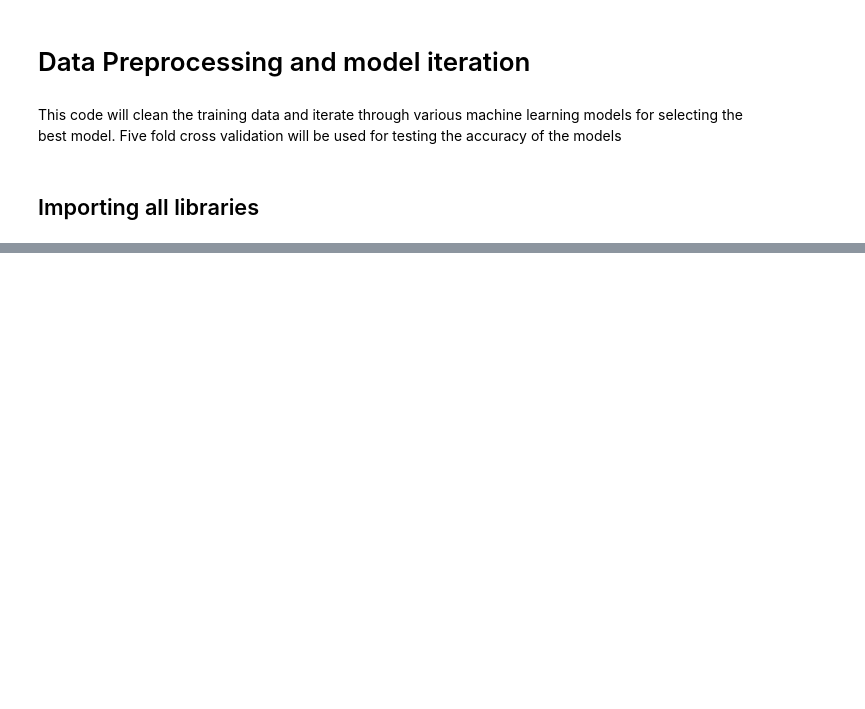
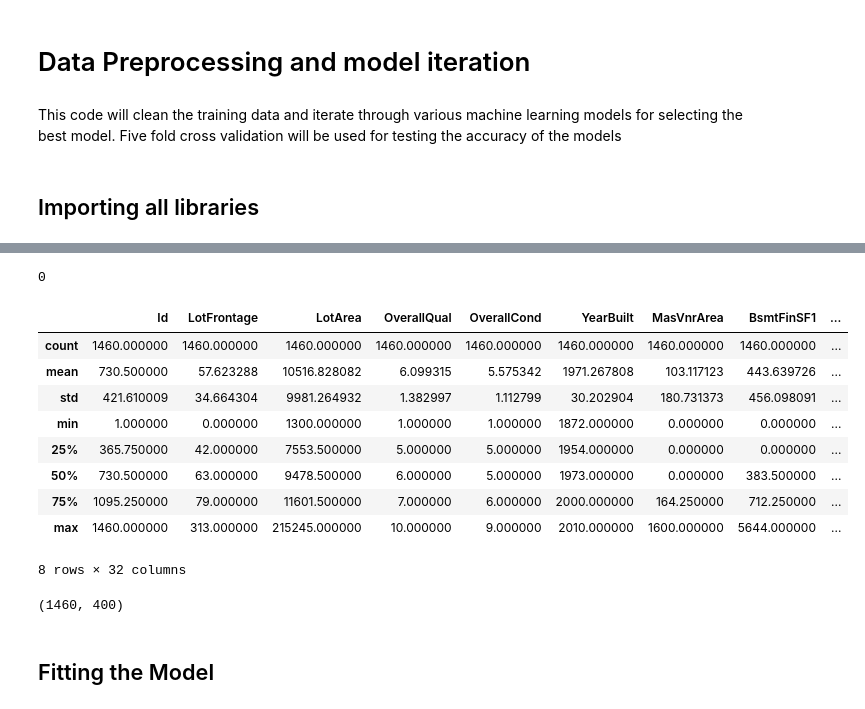
Before and after one commit to saurabhannadate93/Whats-my-House-worth, a Jupyter notebook: notebooks/develop/Data Pre Processing and Model Selection.ipynb, the cells around one changed output, grey strips where cells are left out. Drawn from its saved outputs; the diff is of its cells as text; code cells hidden in the pictures; blank space fills up the shorter version.

Commit message:
Add Model selection notebook

```diff
--- a/notebooks/develop/Data Pre Processing and Model Selection.ipynb
+++ b/notebooks/develop/Data Pre Processing and Model Selection.ipynb
@@ -14,0 +61,23 @@ SyntaxError: invalid syntax (<ipython-input-1-28aafb062e53>, line 1)
+# %%
+#Inputation to 0 list
+field_list1 = ['LotFrontage', 'MasVnrArea']
+
+for i in field_list1:
+    input_df[i].fillna(0,inplace=True)
+
+#Inputation to None list
+field_list2 = ['Alley', 'MasVnrType', 'BsmtQual', 'BsmtCond', 'BsmtFinType1','BsmtFinType2', 'BsmtExposure', 'Electrical', 'FireplaceQu', 'GarageType',\
+              'GarageYrBlt', 'GarageFinish','GarageQual', 'GarageCond','PoolQC', 'Fence', 'MiscFeature']
+
+for i in field_list2:
+    input_df[i].fillna("Not_Available",inplace=True)
+# %%
+field_list3 = ['YearRemodAdd', 'MiscVal', 'MoSold', 'YrSold', 'SaleType', 'SaleCondition']
+
+#Removong unnecessary fields
+for i in field_list3:
+    input_df.drop(i, axis = 1, inplace = True)
+# %%
+# Check for NULLS in all columns
+for i in input_df.columns:
+    print("{} : {}".format(i,input_df[i].isnull().sum().sum()))
@@ -14,0 +102,24 @@ SyntaxError: invalid syntax (<ipython-input-1-28aafb062e53>, line 1)
+# %%
+#Check total Nulls
+input_df.isnull().sum().sum()
+# %% [output]
+0
+# %%
+field_list4 = ['MSSubClass']
+
+# Converting the variables to strings
+for i in field_list4:
+    input_df[i] = input_df[i].apply(str)
+# %%
+input_df.describe()
+# %% [output]
+|  | Id | LotFrontage | LotArea | OverallQual | OverallCond | YearBuilt | MasVnrArea | BsmtFinSF1 | ... |
+| count | 1460.000000 | 1460.000000 | 1460.000000 | 1460.000000 | 1460.000000 | 1460.000000 | 1460.000000 | 1460.000000 | ... |
+| mean | 730.500000 | 57.623288 | 10516.828082 | 6.099315 | 5.575342 | 1971.267808 | 103.117123 | 443.639726 | ... |
+| std | 421.610009 | 34.664304 | 9981.264932 | 1.382997 | 1.112799 | 30.202904 | 180.731373 | 456.098091 | ... |
+| min | 1.000000 | 0.000000 | 1300.000000 | 1.000000 | 1.000000 | 1872.000000 | 0.000000 | 0.000000 | ... |
+| 25% | 365.750000 | 42.000000 | 7553.500000 | 5.000000 | 5.000000 | 1954.000000 | 0.000000 | 0.000000 | ... |
+| 50% | 730.500000 | 63.000000 | 9478.500000 | 6.000000 | 5.000000 | 1973.000000 | 0.000000 | 383.500000 | ... |
+| 75% | 1095.250000 | 79.000000 | 11601.500000 | 7.000000 | 6.000000 | 2000.000000 | 164.250000 | 712.250000 | ... |
+| max | 1460.000000 | 313.000000 | 215245.000000 | 10.000000 | 9.000000 | 2010.000000 | 1600.000000 | 5644.000000 | ... |
+8 rows × 32 columns
@@ -14,0 +130,6 @@ SyntaxError: invalid syntax (<ipython-input-1-28aafb062e53>, line 1)
+# %%
+input_df2.shape
+# %% [output]
+(1460, 400)
+# %% [markdown]
+## Fitting the Model
```
Also changed, not shown: parts of 32 cells of this notebook.
